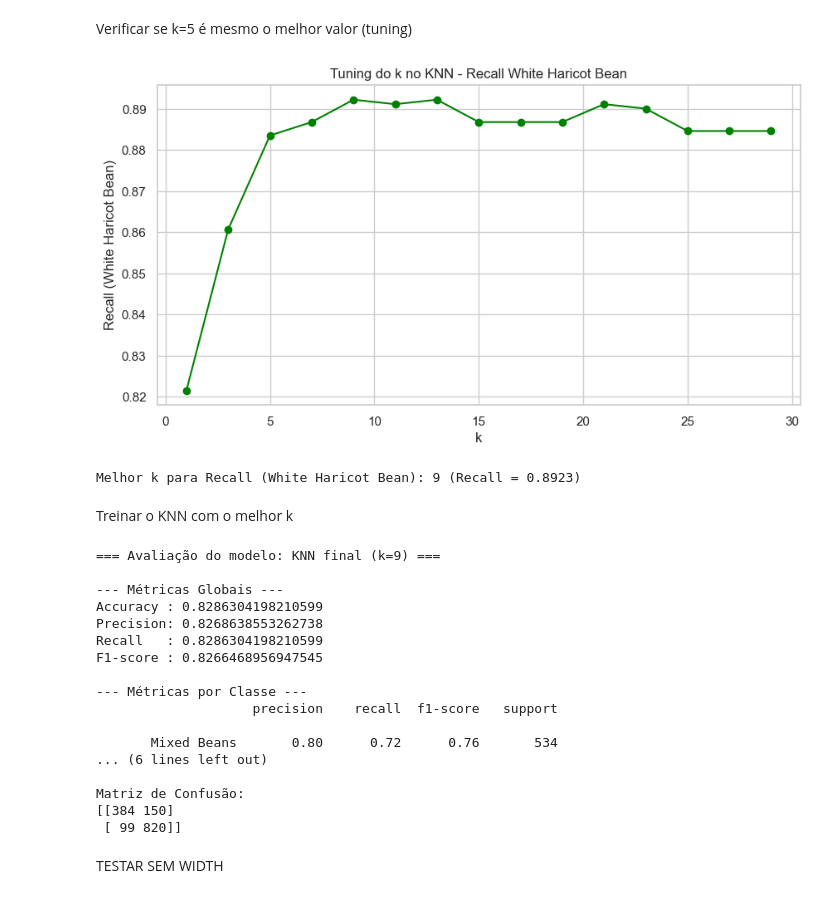
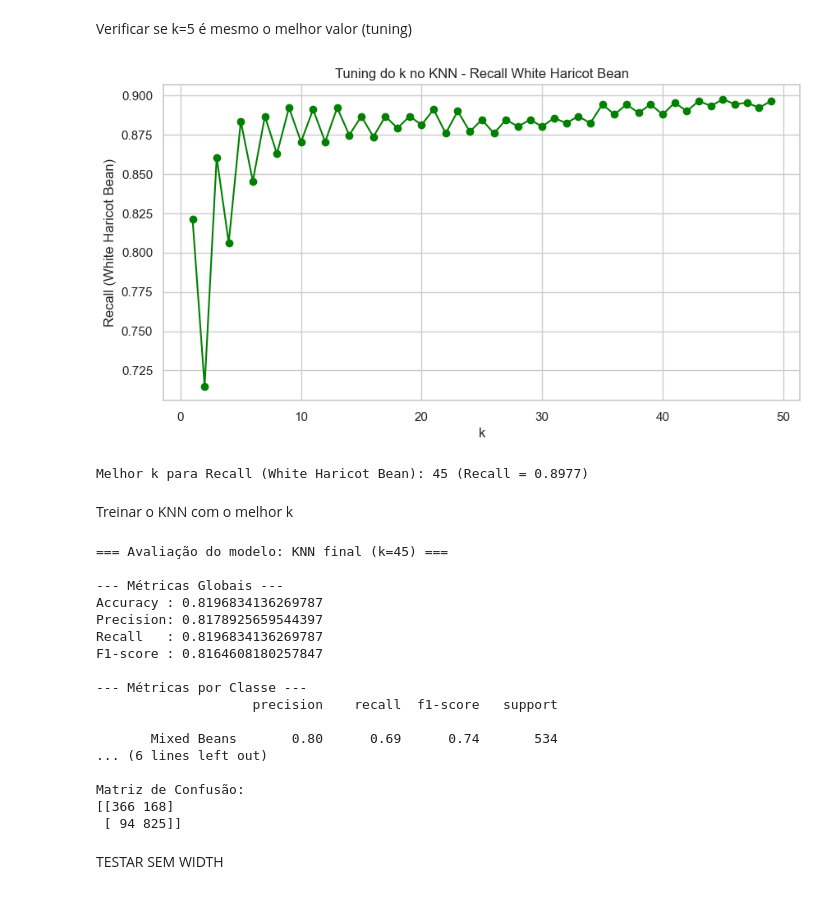
Before and after one commit to tomasgferreira06/ML_Challenge1, a Jupyter notebook: proj.ipynb, the cells around one changed output. Drawn from its saved outputs; the diff is of its cells as text; code cells hidden in the pictures.

```diff
--- a/proj.ipynb
+++ b/proj.ipynb
@@ -509,31 +567,31 @@ Matriz de Confusão:
 Verificar se k=5 é mesmo o melhor valor (tuning)
 # %%
 recalls_white_bean = []  # Recall para White Haricot Bean (classe 1)
-k_values = range(1, 30, 2)   # só ímpares para evitar empates
+k_values = range(1, 50)
 
 for k in k_values:
     knn_temp = KNeighborsClassifier(n_neighbors=k)
     knn_temp.fit(X_train_scaled, y_train)
     y_pred_temp = knn_temp.predict(X_test_scaled)
 
     # Recall para White Haricot Bean (classe 1)
     recall_per_class = recall_score(y_test, y_pred_temp, average=None)
     recalls_white_bean.append(recall_per_class[1])
 
 # Plot
 plt.figure(figsize=(10, 5))
 plt.plot(k_values, recalls_white_bean, marker="o", color='green')
 plt.xlabel("k")
 plt.ylabel("Recall (White Haricot Bean)")
 plt.title("Tuning do k no KNN - Recall White Haricot Bean")
 plt.grid(True)
 plt.show()
 
 best_k = k_values[recalls_white_bean.index(max(recalls_white_bean))]
 print(f"Melhor k para Recall (White Haricot Bean): {best_k} (Recall = {max(recalls_white_bean):.4f})")
 # %% [output]
-[figure, old version]
+[figure, new version]
-Melhor k para Recall (White Haricot Bean): 9 (Recall = 0.8923)
+Melhor k para Recall (White Haricot Bean): 45 (Recall = 0.8977)
 # %% [markdown]
 Treinar o KNN com o melhor k
 # %%
@@ -543,23 +601,23 @@ y_pred_best_knn = knn_best.predict(X_test_scaled)
 
 evaluate(y_test, y_pred_best_knn, f"KNN final (k={best_k})")
 # %% [output]
-=== Avaliação do modelo: KNN final (k=9) ===
+=== Avaliação do modelo: KNN final (k=45) ===
 
 --- Métricas Globais ---
-Accuracy : 0.8286304198210599
-Precision: 0.8268638553262738
-Recall   : 0.8286304198210599
-F1-score : 0.8266468956947545
+Accuracy : 0.8196834136269787
+Precision: 0.8178925659544397
+Recall   : 0.8196834136269787
+F1-score : 0.8164608180257847
 
 --- Métricas por Classe ---
                     precision    recall  f1-score   support
 
-       Mixed Beans       0.80      0.72      0.76       534
+       Mixed Beans       0.80      0.69      0.74       534
 ... (6 lines left out)
 
 Matriz de Confusão:
-[[384 150]
- [ 99 820]]
+[[366 168]
+ [ 94 825]]
 # %% [markdown]
 TESTAR SEM WIDTH
 # %% [markdown]
```
Also changed, not shown: parts of 10 cells of this notebook.
